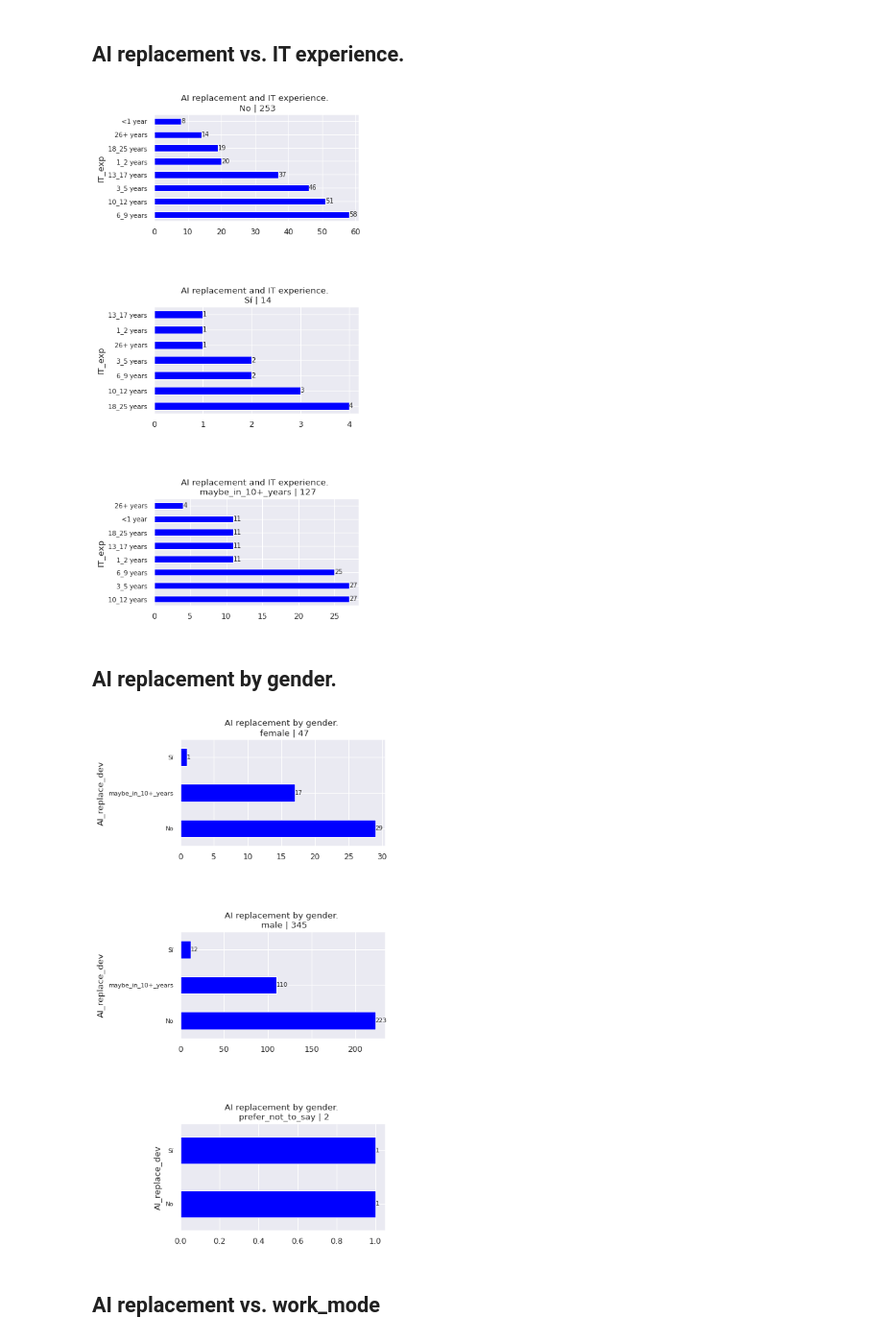
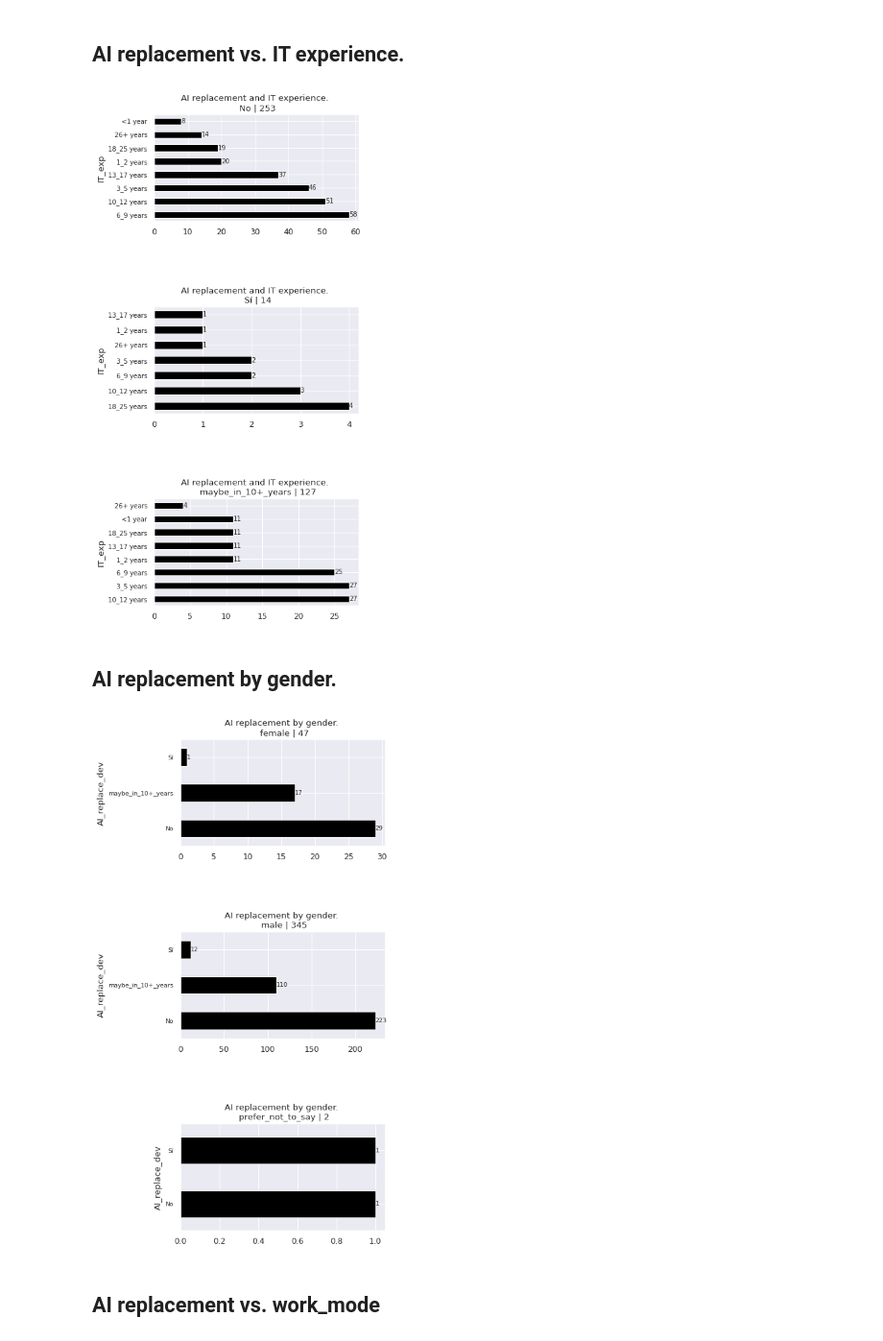
Before and after one commit to TorrezMN/Enc.-Devs-2024-Py, a Jupyter notebook: notebooks/IA.ipynb, the cells around one changed output. Shown at 96% size. Drawn from its saved outputs; the diff is of its cells as text; code cells hidden in the pictures.

```diff
--- a/notebooks/IA.ipynb
+++ b/notebooks/IA.ipynb
@@ -464,20 +445,20 @@ md_table(
 ai_replace_group = df.groupby("AI_replace_dev")
 # %%
 grouped_grid_barh_chart(
-    ai_replace_group, "IT_exp", "AI replacement and IT experience.", 3, 1, "blue", 9
+    ai_replace_group, "IT_exp", "AI replacement and IT experience.", 3, 1, "black", 9
 )
 # %% [output]
-[figure, old version]
+[figure, new version]
 # %% [markdown]
 ## AI replacement by gender.
 # %%
 gender_gorups = df.groupby("gender")
 # %%
 grouped_grid_barh_chart(
-    gender_gorups, "AI_replace_dev", "AI replacement by gender.", 3, 1, "blue", 8.5
+    gender_gorups, "AI_replace_dev", "AI replacement by gender.", 3, 1, "black", 8.5
 )
 # %% [output]
-[figure, old version]
+[figure, new version]
 # %% [markdown]
 ## AI replacement vs. work_mode
 # %%
```
Also changed, not shown: parts of 22 cells of this notebook, 5 other files.
